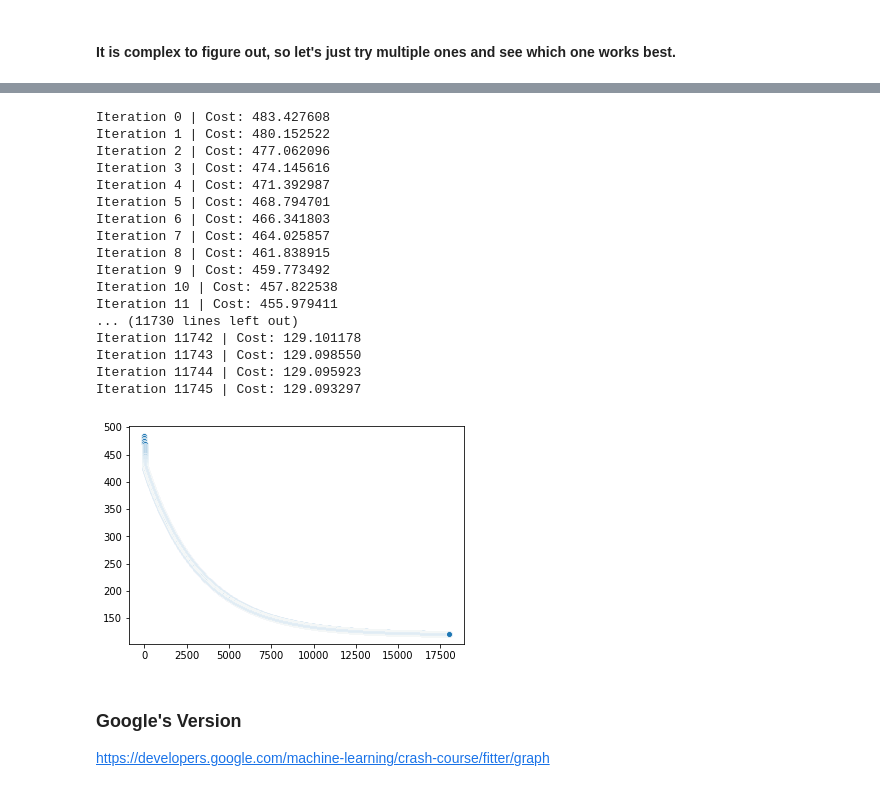
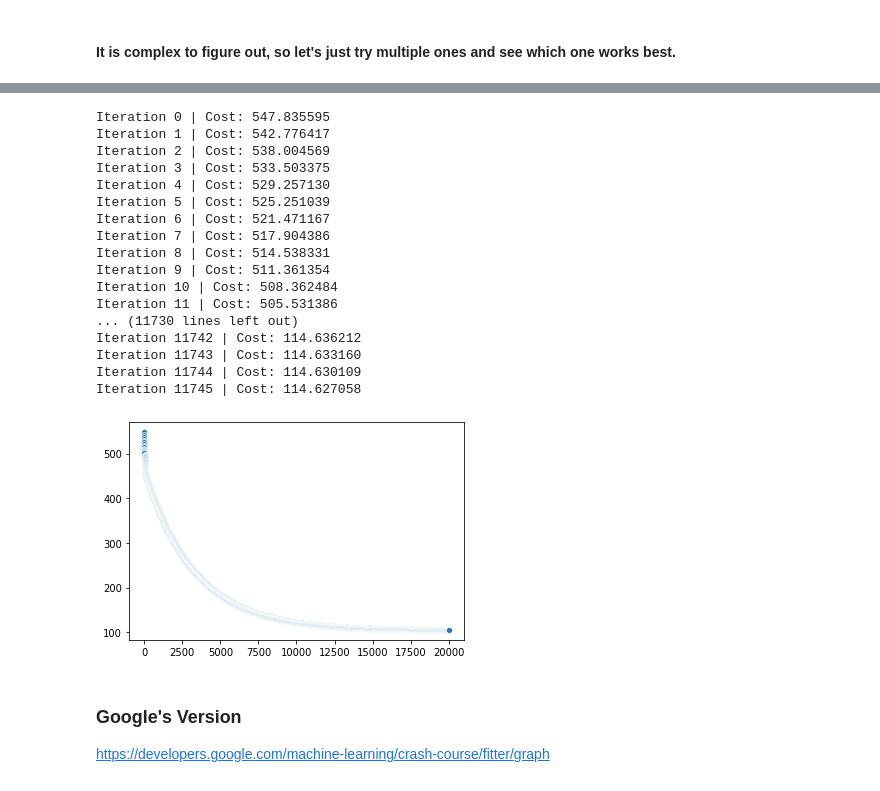
Before and after one commit to learn-co-students/nyc-mhtn-ds-062220-lectures, a Jupyter notebook: Mod_3/GradientDescent/Gradient_Descdent.ipynb, the cells around one changed output, grey strips where cells are left out. Saved outputs shown, nothing was run; the diff lists cells and outputs as text; code cells hidden in the pictures.

```diff
--- a/Mod_3/GradientDescent/Gradient_Descdent.ipynb
+++ b/Mod_3/GradientDescent/Gradient_Descdent.ipynb
@@ -143,27 +143,27 @@ sns.scatterplot(x=x[:,1], y=y)
 # %%
-numEpochs= 18000
+numEpochs= 20000
 alpha = 0.0006
 theta = np.array([1.9059518,1.534264])
 costs = gradientDescent(x, y, theta, alpha, m, numEpochs)
 # %% [output]
-Iteration 0 | Cost: 483.427608
-Iteration 1 | Cost: 480.152522
-Iteration 2 | Cost: 477.062096
-Iteration 3 | Cost: 474.145616
-Iteration 4 | Cost: 471.392987
-Iteration 5 | Cost: 468.794701
-Iteration 6 | Cost: 466.341803
-Iteration 7 | Cost: 464.025857
-Iteration 8 | Cost: 461.838915
-Iteration 9 | Cost: 459.773492
-Iteration 10 | Cost: 457.822538
-Iteration 11 | Cost: 455.979411
+Iteration 0 | Cost: 547.835595
+Iteration 1 | Cost: 542.776417
+Iteration 2 | Cost: 538.004569
+Iteration 3 | Cost: 533.503375
+Iteration 4 | Cost: 529.257130
+Iteration 5 | Cost: 525.251039
+Iteration 6 | Cost: 521.471167
+Iteration 7 | Cost: 517.904386
+Iteration 8 | Cost: 514.538331
+Iteration 9 | Cost: 511.361354
+Iteration 10 | Cost: 508.362484
+Iteration 11 | Cost: 505.531386
 ... (11730 lines left out)
-Iteration 11742 | Cost: 129.101178
-Iteration 11743 | Cost: 129.098550
-Iteration 11744 | Cost: 129.095923
-Iteration 11745 | Cost: 129.093297
+Iteration 11742 | Cost: 114.636212
+Iteration 11743 | Cost: 114.633160
+Iteration 11744 | Cost: 114.630109
+Iteration 11745 | Cost: 114.627058
-[figure, old version]
+[figure, new version]
 # %% [markdown]
 ### Google's Version
 https://developers.google.com/machine-learning/crash-course/fitter/graph
```
Also changed, not shown: parts of 1 cell of this notebook, 5 other files.
